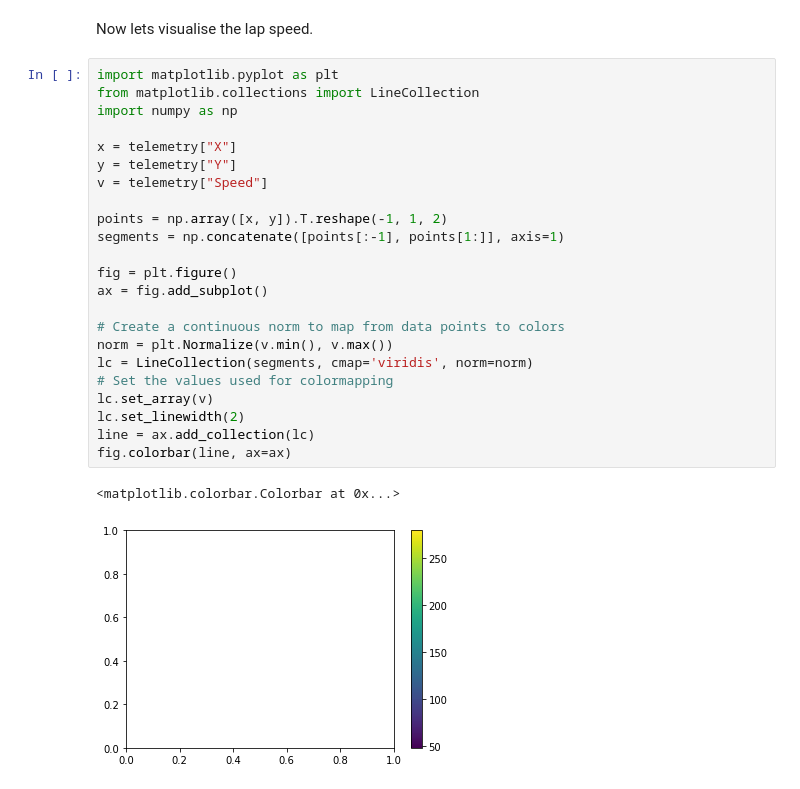
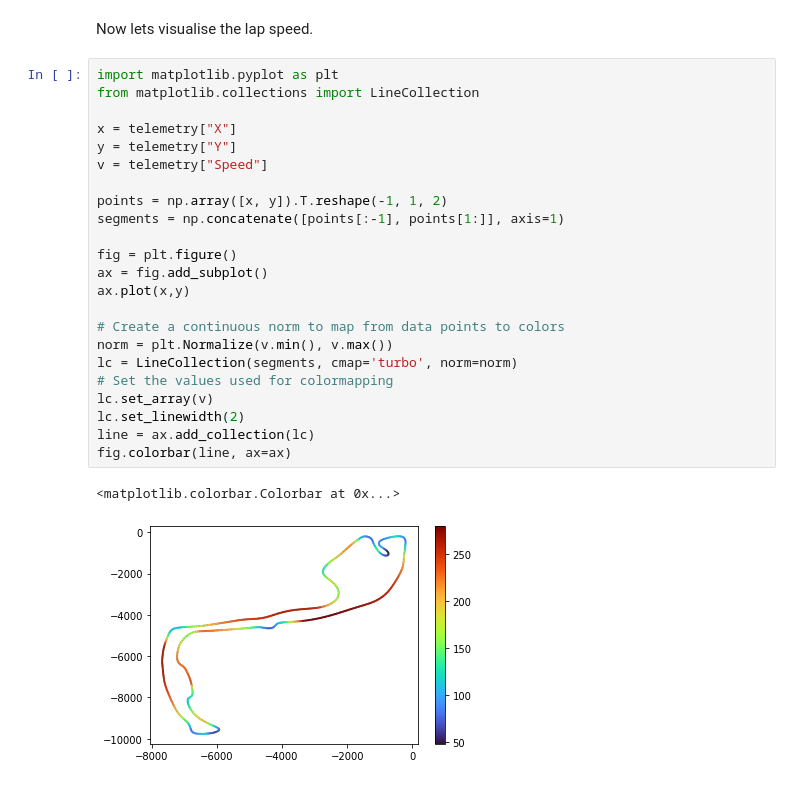
Before and after one commit to CiaranMcAndrew/f1ml, a Jupyter notebook: f1-analysis.ipynb, the cells around one changed output. Cells and saved outputs as stored; diff of their text form.

```diff
--- a/f1-analysis.ipynb
+++ b/f1-analysis.ipynb
@@ -95,26 +86,26 @@ Now lets visualise the lap speed.
 # %%
 import matplotlib.pyplot as plt
 from matplotlib.collections import LineCollection
-import numpy as np
 
 x = telemetry["X"]
 y = telemetry["Y"]
 v = telemetry["Speed"]
 
 points = np.array([x, y]).T.reshape(-1, 1, 2)
 segments = np.concatenate([points[:-1], points[1:]], axis=1)
 
 fig = plt.figure()
 ax = fig.add_subplot()
+ax.plot(x,y)
 
 # Create a continuous norm to map from data points to colors
 norm = plt.Normalize(v.min(), v.max())
-lc = LineCollection(segments, cmap='viridis', norm=norm)
+lc = LineCollection(segments, cmap='turbo', norm=norm)
 # Set the values used for colormapping
 lc.set_array(v)
 lc.set_linewidth(2)
 line = ax.add_collection(lc)
 fig.colorbar(line, ax=ax)
 # %% [output]
 <matplotlib.colorbar.Colorbar at 0x...>
-[figure, old version]
+[figure, new version]
```
Also changed, not shown: parts of 3 cells of this notebook.
